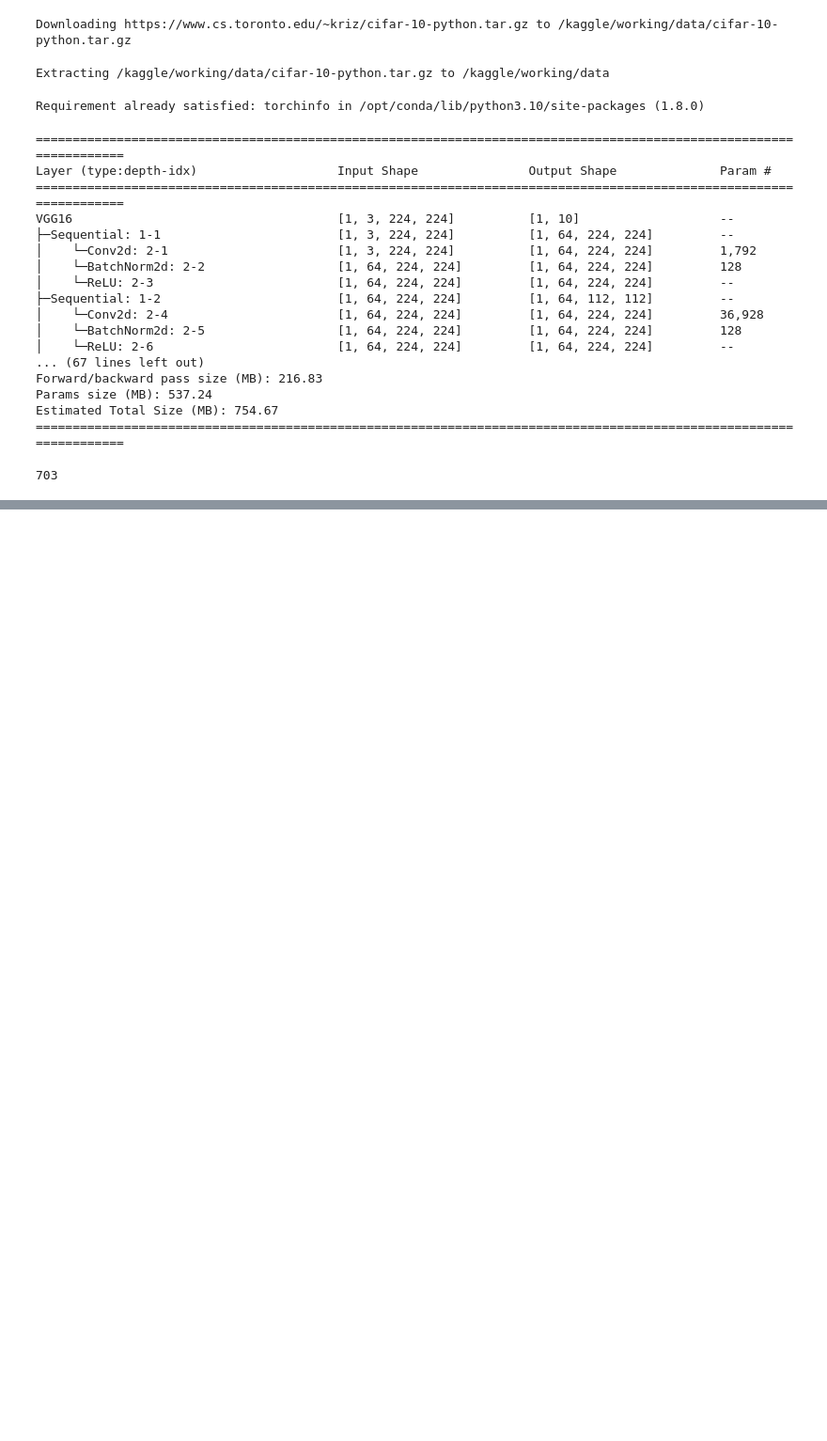
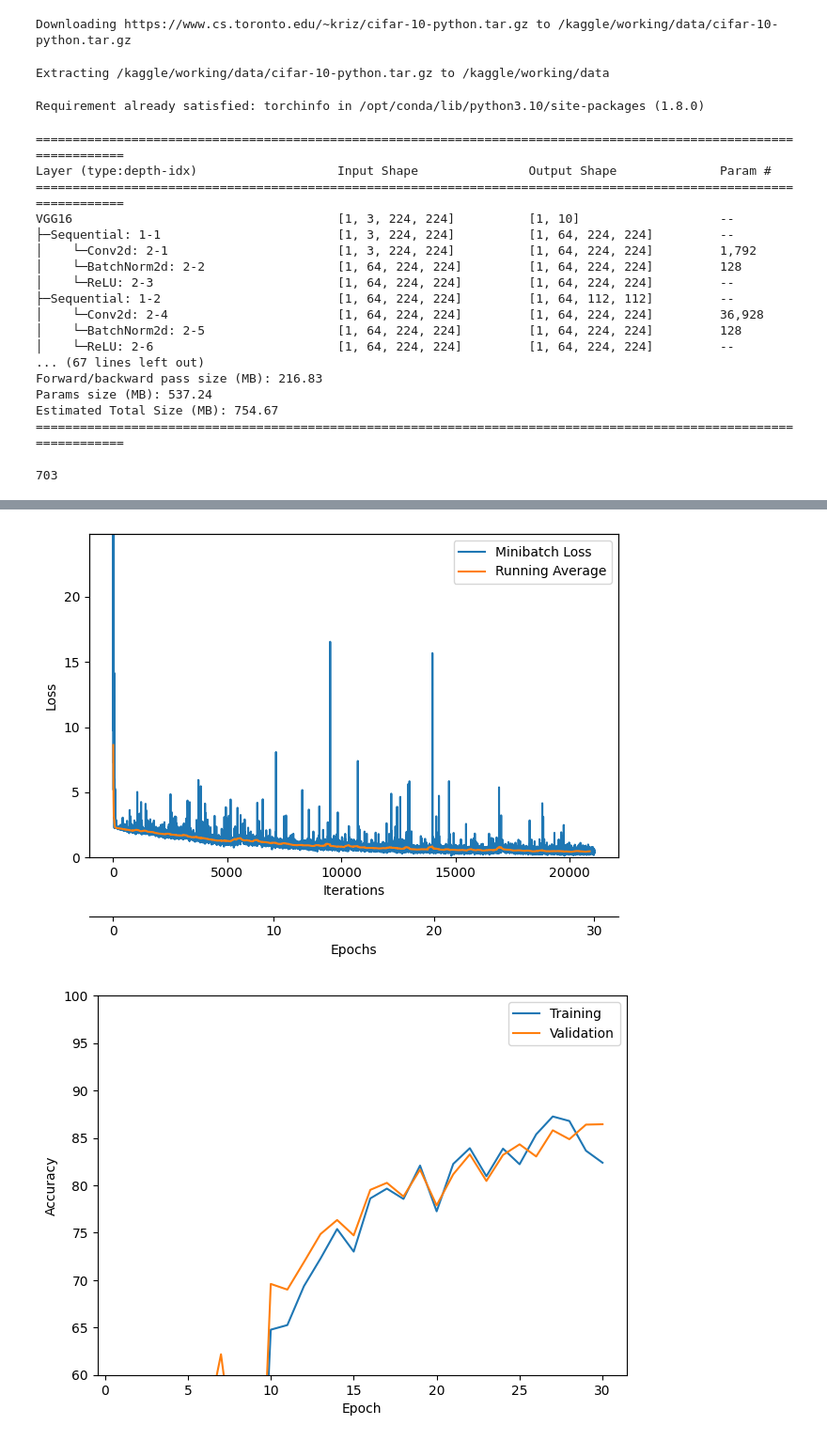
Before and after one commit to PARKYUNSU/vgg16, a Jupyter notebook: vgg16.ipynb, the cells around one changed output, grey strips where cells are left out. Shown: that part at 94% size. Drawn from its saved outputs; the diff is of its cells as text; code cells hidden in the pictures; blank space fills up the shorter version.

```diff
--- a/vgg16.ipynb
+++ b/vgg16.ipynb
@@ -130,14 +71,13 @@ train_transforms = torchvision.transforms.Compose([
     torchvision.transforms.RandomCrop(32, padding=4),  # 랜덤 크롭 (패딩 포함)
     torchvision.transforms.Resize((224, 224)),
     torchvision.transforms.ToTensor(),
-    torchvision.transforms.Normalize((0.5, 0.5, 0.5), (0.5, 0.5, 0.5))
-])
+    torchvision.transforms.Normalize((0.5, 0.5, 0.5), (0.5, 0.5, 0.5))])
+
 
 test_transforms = torchvision.transforms.Compose([
     torchvision.transforms.Resize((224, 224)),
     torchvision.transforms.ToTensor(),
-    torchvision.transforms.Normalize((0.5, 0.5, 0.5), (0.5, 0.5, 0.5))
-])
+    torchvision.transforms.Normalize((0.5, 0.5, 0.5), (0.5, 0.5, 0.5))])
 
 train_loader, valid_loader, test_loader = get_dataloaders_cifar10(
     batch_size=64,
@@ -487,16 +393,11 @@ def train_model(model, num_epochs, train_loader,
     return minibatch_loss_list, train_acc_list, valid_acc_list, train_loss_list, valid_loss_list
 # %%
 def plot_epoch_losses(train_loss_list, valid_loss_list):
-    epochs = range(1, len(train_loss_list) + 1)
-    plt.plot(epochs, train_loss_list, label='Train Loss')
-    plt.plot(epochs, valid_loss_list, label='Validation Loss')
-    plt.xlabel('Epoch')
-    plt.ylabel('Loss')
-    plt.title('Train and Validation Loss per Epoch')
+    plt.plot(train_loss_list, label='Train loss')
+    plt.plot(valid_loss_list, label='Validation loss')
     plt.legend()
     plt.grid(True)
     plt.show()
-    plt.savefig(os.path.join(result_dir, 'plot_accuracy.pdf'))
 # %%
 # hyper parameters
 num_classes = 10
@@ -508,10 +409,8 @@ model = VGG16(num_classes).to(device)
 
 # loss and optimizer
 optimizer = torch.optim.Adam(model.parameters(), lr=learning_rate)
-scheduler = torch.optim.lr_scheduler.ReduceLROnPlateau(optimizer,
-                                                       factor=0.1,
-                                                       mode='max',
-                                                       verbose=True)
+scheduler = torch.optim.lr_scheduler.ReduceLROnPlateau(optimizer, factor=0.1, mode='max', verbose=True)
+
 # checkpoints
 def save_checkpoint(state, filename='/kaggle/working/data/checkpoint1.pth.tar'):
     torch.save(state, filename)
@@ -533,7 +432,7 @@ except FileNotFoundError:
     print('No checkpoint found, starting from scratch')
 
 # train and evaluation
-minibatch_loss_list, train_acc_list, valid_acc_list = train_model(
+minibatch_loss_list, train_acc_list, valid_acc_list, train_loss_list, valid_loss_list = train_model(
     model=model,
     optimizer=optimizer,
     scheduler=scheduler,
@@ -547,6 +446,7 @@ minibatch_loss_list, train_acc_list, valid_acc_list = train_model(
     checkpoint_path=checkpoint_path,
     logging_interval=100
 )
+
 plot_training_loss(minibatch_loss_list=minibatch_loss_list,
                    num_epochs=num_epochs,
                    iter_per_epoch=len(train_loader),
@@ -556,7 +456,8 @@ plt.show()
 
 plot_accuracy(train_acc_list=train_acc_list,
               valid_acc_list=valid_acc_list,
-              result_dri='None')
+              results_dir='None')
+
 plt.ylim([60, 100])
 plt.show()
 
@@ -582,0 +484,2 @@ ValueError: too many values to unpack (expected 3)
+[figure, added]
+[figure, added]
```
Also changed, not shown: parts of 11 cells of this notebook.
